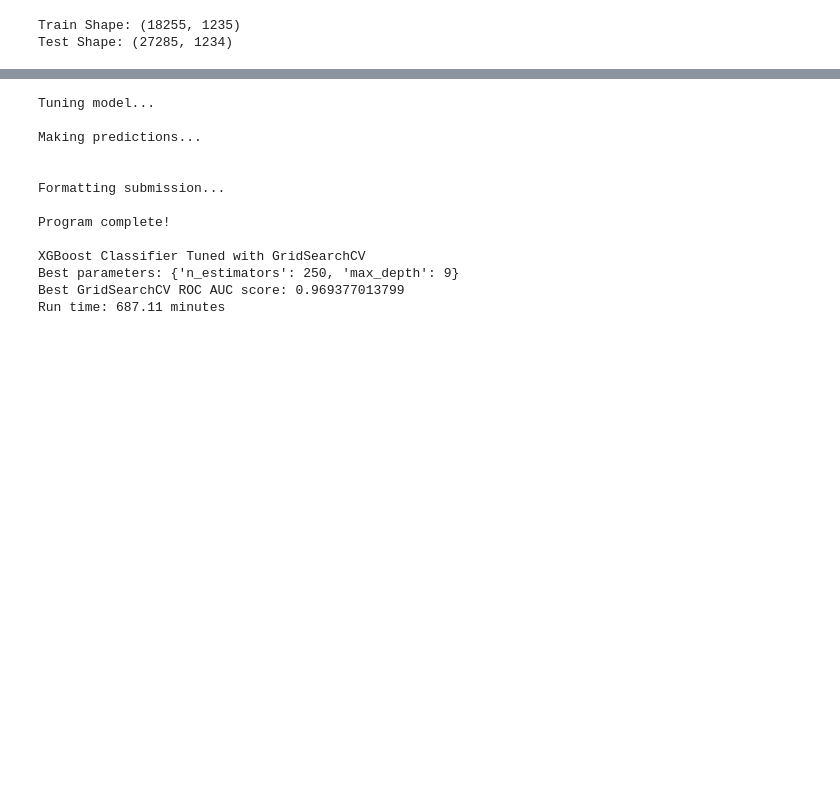
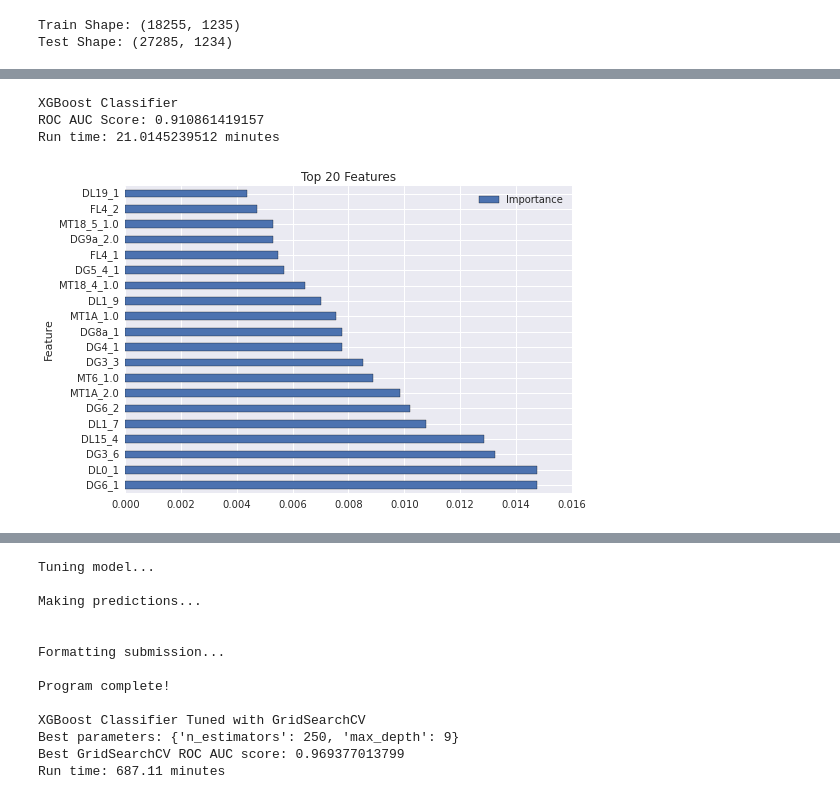
Before and after one commit to carolynamorris/WiDS2018Datathon, a Jupyter notebook: prediction.ipynb, the cells around one changed output, grey strips where cells are left out. Saved outputs shown, nothing was run; the diff lists cells and outputs as text; code cells hidden in the pictures; blank space fills up the shorter version.

Commit message:
Feature selection and tuning logistic regression

```diff
--- a/prediction.ipynb
+++ b/prediction.ipynb
@@ -132,0 +260,20 @@ ROC AUC Score: 0.885786873123
+# %%
+# Tune Logistic Regression
+start = time.time()
+
+parameters = {'C': np.arange(0.1, 1.1, 0.1), 'fit_intercept': [True, False]}
+logreg = LogisticRegression(penalty='l1', solver='liblinear')
+clf = GridSearchCV(logreg, parameters, scoring='roc_auc', refit=True)
+clf.fit(X_train, y_train)
+
+preds = clf.predict(X_test)
+score = roc_auc_score(y_test, preds)
+
+end = time.time()
+run_time = float(end - start)/60
+
+print 'Logistic Regression Tuned with GridSearchCV'
+print 'Best parameters: {}'.format(clf.best_params_)
+print 'Best GridSearchCV ROC AUC score: {}'.format(clf.best_score_)
+print 'ROC AUC Score: {}'.format(score)
+print 'Run time: {} minutes'.format(run_time)
@@ -151,0 +305,31 @@ Run time: 14.8318378647 minutes
+# %%
+# Fit XGBoost Classifier, max_depth=9
+start = time.time()
+clf = XGBClassifier(max_depth=9, n_estimators=100, random_state=seed)
+clf.fit(X_train, y_train, eval_metric='auc')
+
+preds = clf.predict(X_test)
+score = roc_auc_score(y_test, preds)
+
+end = time.time()
+run_time = float(end - start)/60
+
+print 'XGBoost Classifier'
+print 'ROC AUC Score: {}'.format(score)
+print 'Run time: {:2} minutes'.format(run_time)
+# %% [output]
+XGBoost Classifier
+ROC AUC Score: 0.910861419157
+Run time: 21.0145239512 minutes
+# %%
+# Create DataFrame of feature importances
+importances = clf.feature_importances_
+features = X_train.columns.values
+d = {'Feature': features, 'Importance': importances}
+df_importance = pd.DataFrame(d).set_index('Feature').sort_values(by=['Importance'], ascending=False)
+
+# Visualize Top 20 Important Features
+df_importance.head(20).plot(kind='barh', title='Top 20 Features')
+plt.show()
+# %% [output]
+[figure, added]
```
Also changed, not shown: parts of 21 cells of this notebook, 1 other file.
